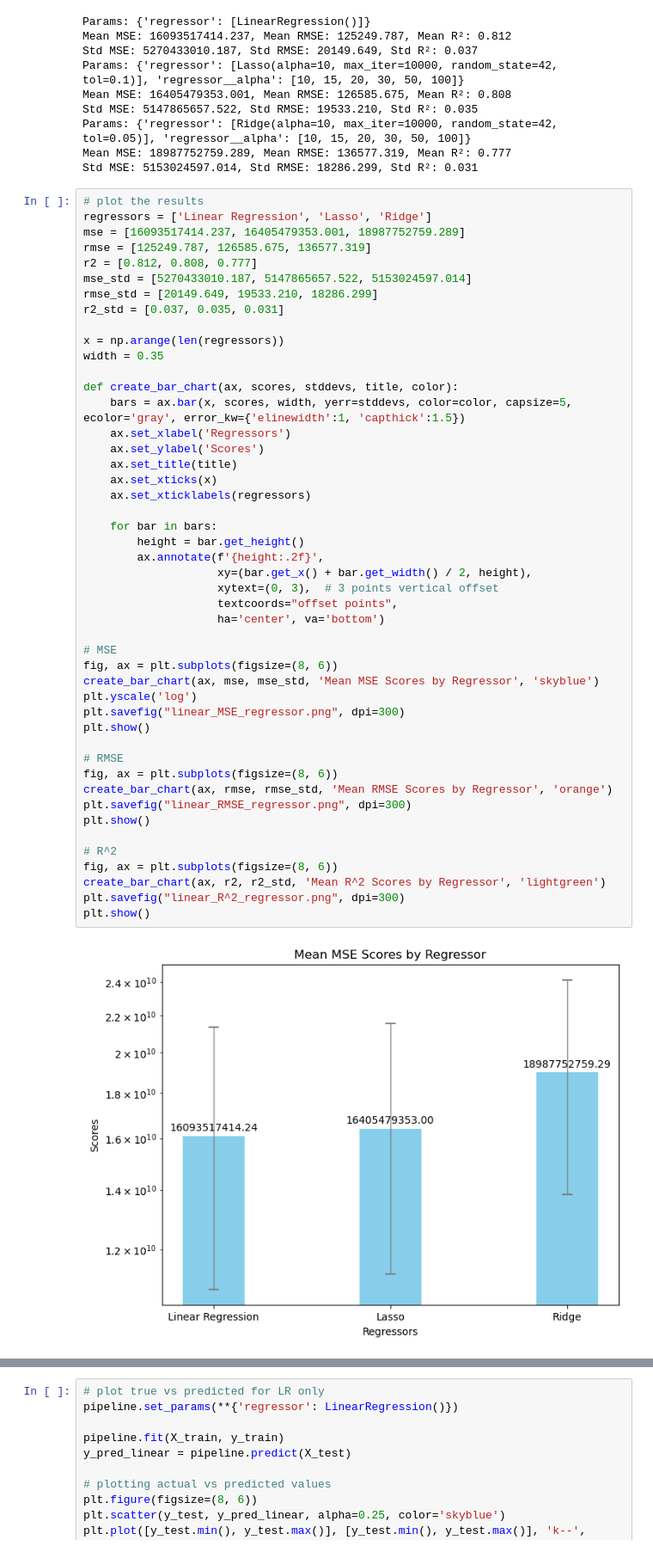
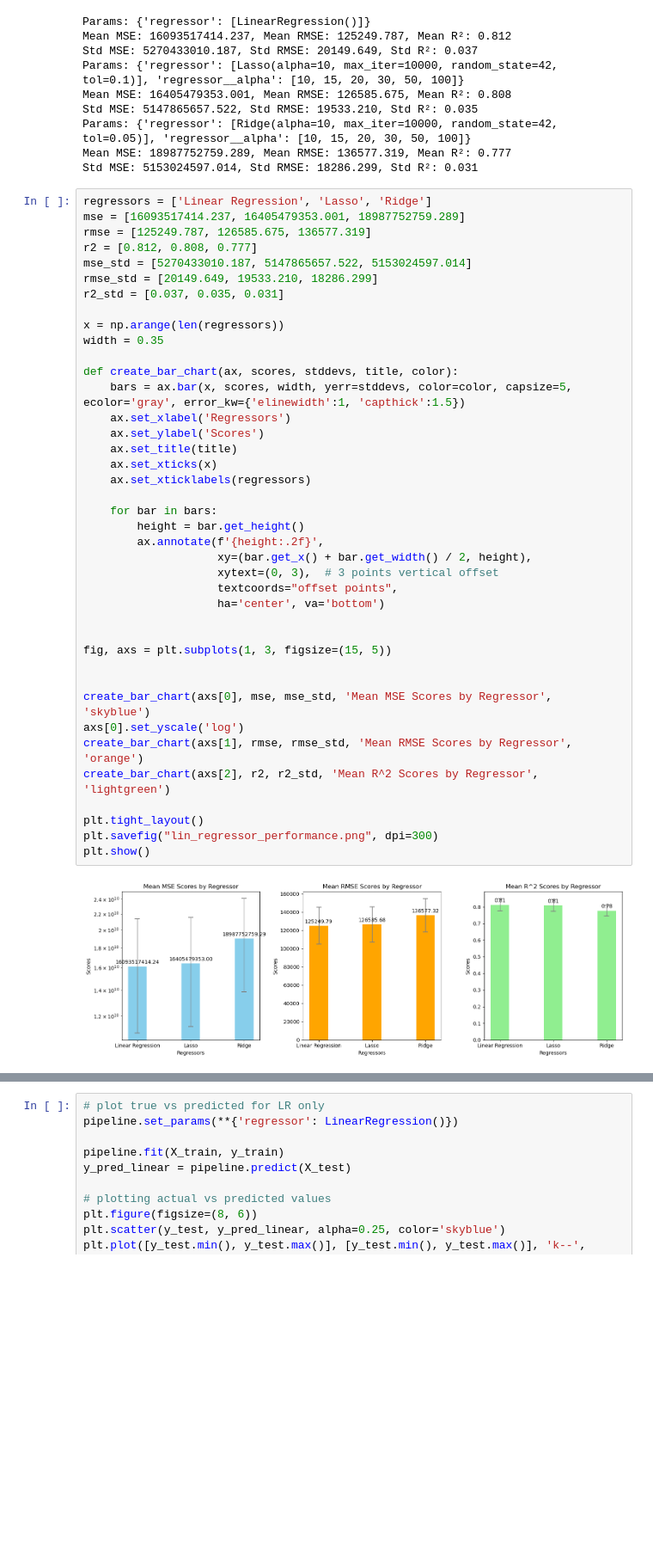
Before and after one commit to angelay1006/CO2_Emissions_Across_Flights, a Jupyter notebook: src/final_project_source_code.ipynb, the cells around one changed output, grey strips where cells are left out. Shown at 86% size. Drawn from its saved outputs; the diff is of its cells as text; blank space fills up the shorter version.

```diff
--- a/src/final_project_source_code.ipynb
+++ b/src/final_project_source_code.ipynb
@@ -457,51 +458,44 @@ Params: {'regressor': [Ridge(alpha=10, max_iter=10000, random_state=42, tol=0.05
 Mean MSE: 18987752759.289, Mean RMSE: 136577.319, Mean R²: 0.777
 Std MSE: 5153024597.014, Std RMSE: 18286.299, Std R²: 0.031
 # %%
-# plot the results
 regressors = ['Linear Regression', 'Lasso', 'Ridge']
 mse = [16093517414.237, 16405479353.001, 18987752759.289]
 rmse = [125249.787, 126585.675, 136577.319]
 r2 = [0.812, 0.808, 0.777]
 mse_std = [5270433010.187, 5147865657.522, 5153024597.014]
 rmse_std = [20149.649, 19533.210, 18286.299]
 r2_std = [0.037, 0.035, 0.031]
 
 x = np.arange(len(regressors))
 width = 0.35
 
 def create_bar_chart(ax, scores, stddevs, title, color):
     bars = ax.bar(x, scores, width, yerr=stddevs, color=color, capsize=5, ecolor='gray', error_kw={'elinewidth':1, 'capthick':1.5})
     ax.set_xlabel('Regressors')
     ax.set_ylabel('Scores')
     ax.set_title(title)
     ax.set_xticks(x)
     ax.set_xticklabels(regressors)
 
     for bar in bars:
         height = bar.get_height()
         ax.annotate(f'{height:.2f}',
                     xy=(bar.get_x() + bar.get_width() / 2, height),
                     xytext=(0, 3),  # 3 points vertical offset
                     textcoords="offset points",
                     ha='center', va='bottom')
 
-# MSE
-fig, ax = plt.subplots(figsize=(8, 6))
-create_bar_chart(ax, mse, mse_std, 'Mean MSE Scores by Regressor', 'skyblue')
-plt.yscale('log')
-plt.savefig("linear_MSE_regressor.png", dpi=300)
+
+fig, axs = plt.subplots(1, 3, figsize=(15, 5))
+
+
+create_bar_chart(axs[0], mse, mse_std, 'Mean MSE Scores by Regressor', 'skyblue')
+axs[0].set_yscale('log')
+create_bar_chart(axs[1], rmse, rmse_std, 'Mean RMSE Scores by Regressor', 'orange')
+create_bar_chart(axs[2], r2, r2_std, 'Mean R^2 Scores by Regressor', 'lightgreen')
+
+plt.tight_layout()
+plt.savefig("lin_regressor_performance.png", dpi=300)
 plt.show()
-
-# RMSE
-fig, ax = plt.subplots(figsize=(8, 6))
-create_bar_chart(ax, rmse, rmse_std, 'Mean RMSE Scores by Regressor', 'orange')
-plt.savefig("linear_RMSE_regressor.png", dpi=300)
-plt.show()
-
-# R^2
-fig, ax = plt.subplots(figsize=(8, 6))
-create_bar_chart(ax, r2, r2_std, 'Mean R^2 Scores by Regressor', 'lightgreen')
-plt.savefig("linear_R^2_regressor.png", dpi=300)
-plt.show()
 # %% [output]
-[figure, old version]
+[figure, new version]
```
Also changed, not shown: parts of 2 cells of this notebook, 4 other files.
